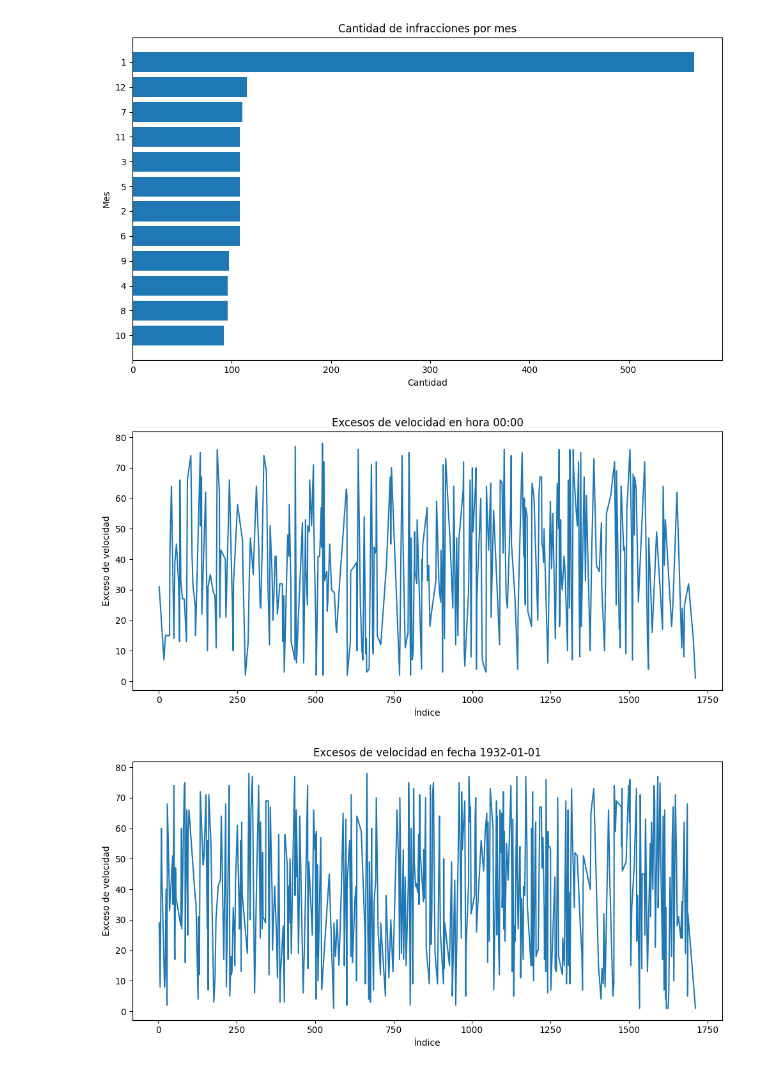
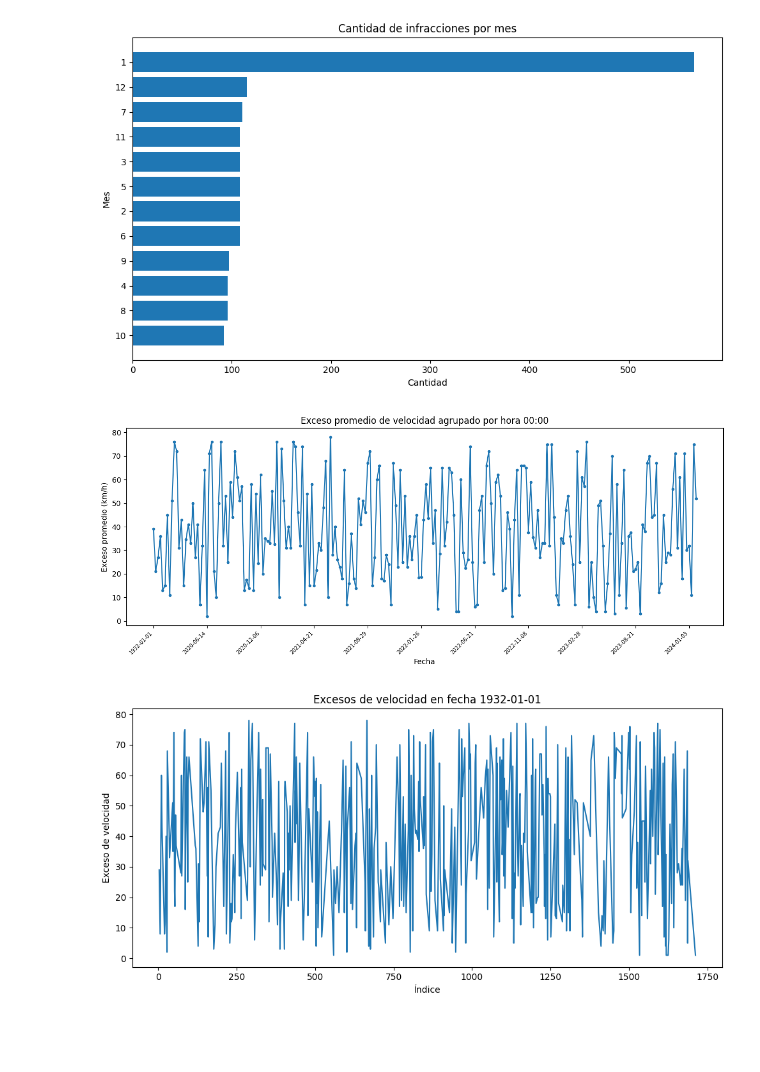
Before and after one commit to abulus1/Urban_Flow, a Jupyter notebook: 01_Urban_Flow_Fernandez_Barboza_Calderon_Sanchez.ipynb, the cells around one changed output. Saved outputs shown, nothing was run; the diff lists cells and outputs as text; code cells hidden in the pictures; blank space fills up the shorter version.

```diff
--- a/01_Urban_Flow_Fernandez_Barboza_Calderon_Sanchez.ipynb
+++ b/01_Urban_Flow_Fernandez_Barboza_Calderon_Sanchez.ipynb
@@ -759,18 +759,25 @@ plt.show()
 # %% [output]
 [figure]
 # %%
-df_hora = df_interim[df_interim["hora"] == "00:00"]
+excesos_hora = (
+  df_interim[df_interim["hora"] == "00:00"]
+  .groupby("fecha")["exceso_velocidad"]
+  .mean()
+  .sort_index()
+)
 
-fig, ax = plt.subplots(figsize=(10, 5))
-ax.plot(df_hora.index, df_hora["exceso_velocidad"])
-ax.set_title("Excesos de velocidad en hora 00:00")
-ax.set_xlabel("Índice")
-ax.set_ylabel("Exceso de velocidad")
+fig, ax = plt.subplots(figsize=(12, 5))
+ax.plot(excesos_hora.index, excesos_hora.to_numpy(), marker="o", markersize=3)
+ax.set_title("Exceso promedio de velocidad agrupado por hora 00:00")
+ax.set_xlabel("Fecha")
+ax.set_ylabel("Exceso promedio (km/h)")
+ax.set_xticks(range(0, len(excesos_hora), max(1, len(excesos_hora) // 10)))
+ax.set_xticklabels(excesos_hora.index[::max(1, len(excesos_hora) // 10)], rotation=45, ha="right", fontsize=7)
 plt.tight_layout()
 plt.savefig("urban_flow/data/interim/plots/hour.jpg")
 plt.show()
 # %% [output]
-[figure, old version]
+[figure, new version]
 # %%
 df_fecha = df_interim[df_interim["fecha"] == "1932-01-01"]
 
```
Also changed, not shown: parts of 8 cells of this notebook.
